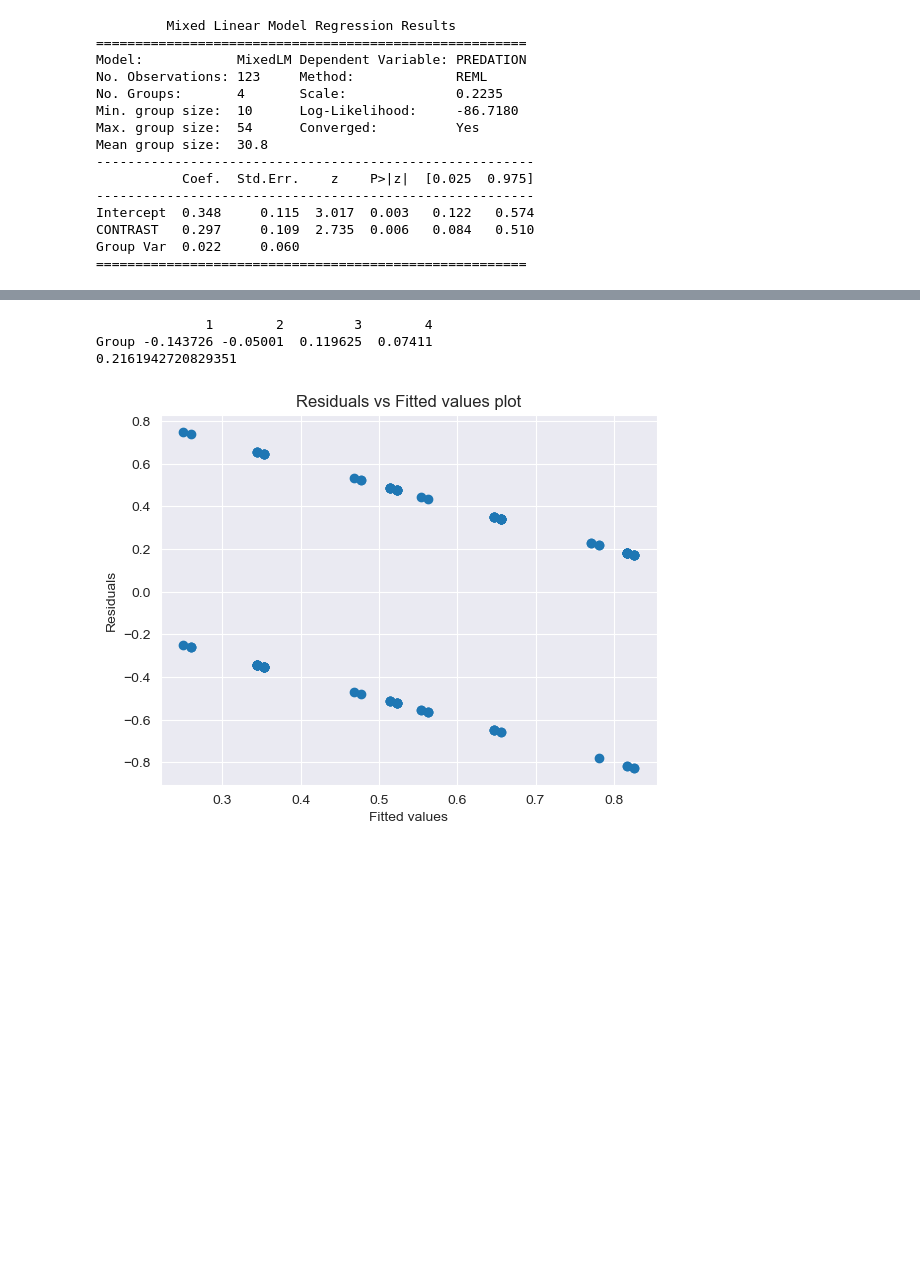
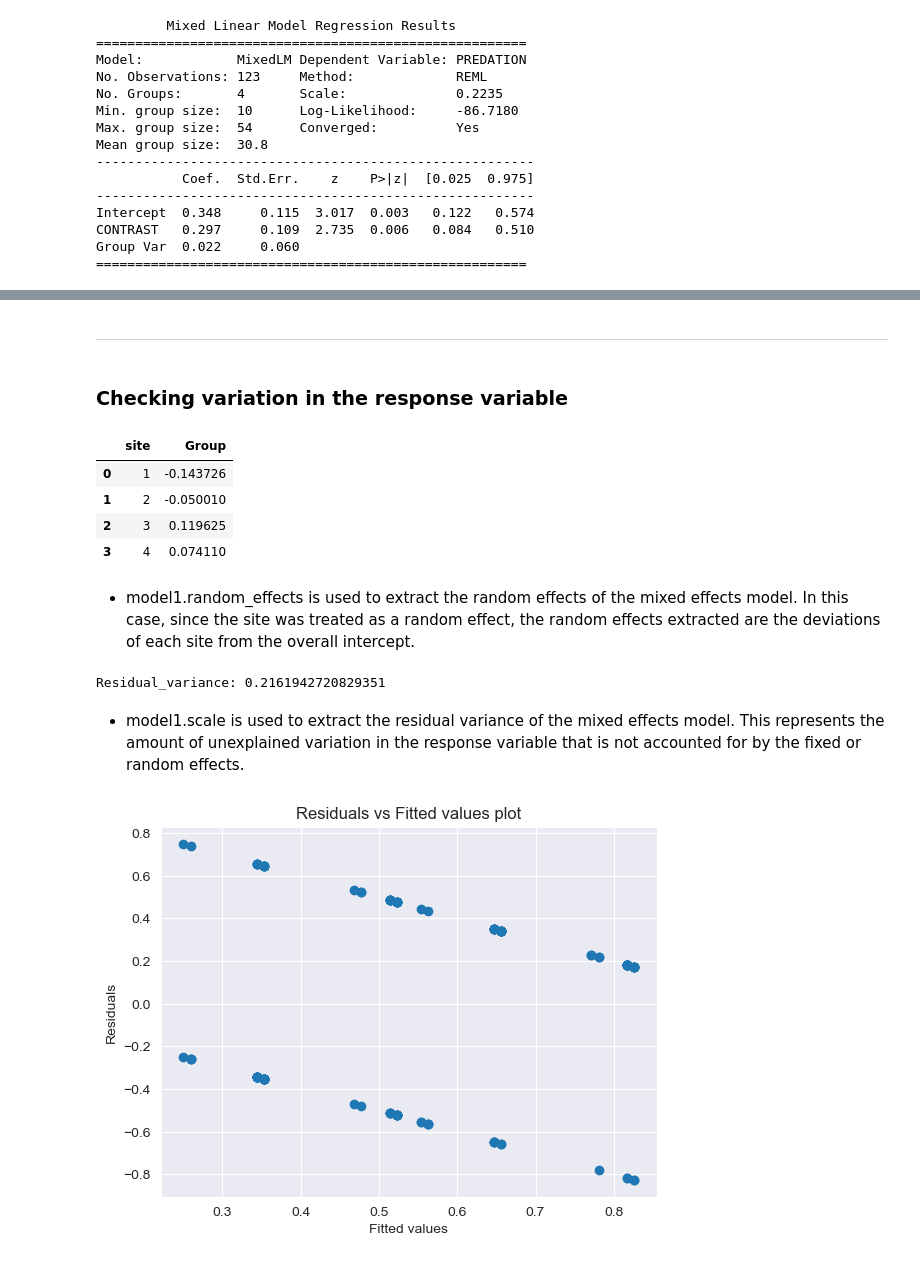
Before and after one commit to Senayitalazarb/FieldEcologyProject, a Jupyter notebook: Predation_project.ipynb, the cells around one changed output, grey strips where cells are left out. Drawn from its saved outputs; the diff is of its cells as text; code cells hidden in the pictures; blank space fills up the shorter version.

```diff
--- a/Caterpillar_predation.ipynb
+++ b/Predation_project.ipynb
@@ -480,14 +501,29 @@ simulate crypsis) based on the results from the color analysis.
+# %% [markdown]
+***
+# %% [markdown]
+### Checking variation in the response variable
+# %%
+# Extract random effects
+random_effects = pd.DataFrame(model1.random_effects)
+re = pd.DataFrame(random_effects)
+site_rf = re.T
+site_rf = site_rf.reset_index().rename(columns = {'index': "site"})
+site_rf
+# %% [output]
+|  | site | Group |
+| 0 | 1 | -0.143726 |
+| 1 | 2 | -0.050010 |
+| 2 | 3 | 0.119625 |
+| 3 | 4 | 0.074110 |
+# %% [markdown]
+- model1.random_effects is used to extract the random effects of the mixed effects model. In this case, since the site was treated as a random effect, the random effects extracted are the deviations of each site from the overall intercept.
 # %%
-# Extract random effects
-random_effects = pd.DataFrame(model1.random_effects)
-print(random_effects)
-
 # Extract residual variance
 resid_var = model1.scale
-print(resid_var)
+print('Residual_variance:', resid_var)
 # %% [output]
-              1        2         3        4
-Group -0.143726 -0.05001  0.119625  0.07411
-0.2161942720829351
+Residual_variance: 0.2161942720829351
+# %% [markdown]
+- model1.scale is used to extract the residual variance of the mixed effects model. This represents the amount of unexplained variation in the response variable that is not accounted for by the fixed or random effects.
 # %%
 import matplotlib.pyplot as plt
```
Also changed, not shown: parts of 26 cells of this notebook.
